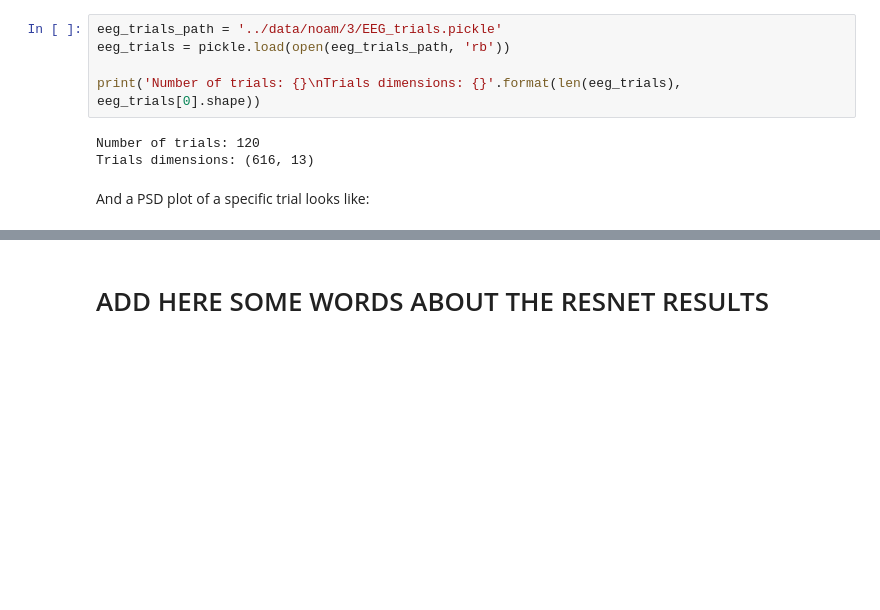
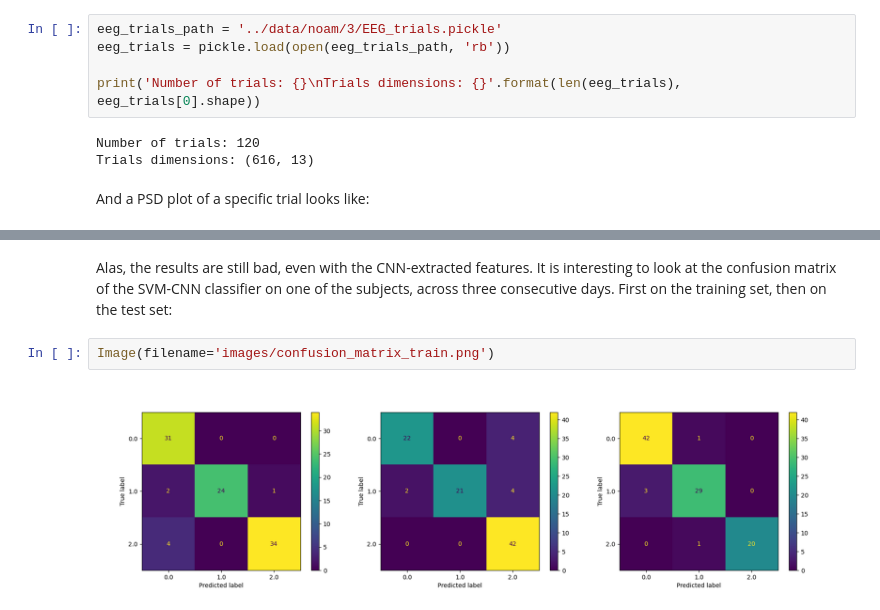
Before and after one commit to evyatarluv/bci4als, a Jupyter notebook: examples/Report.ipynb, the cells around one changed output, grey strips where cells are left out. Saved outputs shown, nothing was run; the diff lists cells and outputs as text; blank space fills up the shorter version.

```diff
--- a/examples/Report.ipynb
+++ b/examples/Report.ipynb
@@ -351,2 +379,9 @@ plt.show()
-# %% [markdown]
-# ADD HERE SOME WORDS ABOUT THE RESNET RESULTS
+# %% [markdown]
+Alas, the results are still bad, even with the CNN-extracted features.
+It is interesting to look at the confusion matrix of the SVM-CNN classifier on
+one of the subjects, across three consecutive days. First on the training set,
+then on the test set:
+# %%
+Image(filename='images/confusion_matrix_train.png')
+# %% [output]
+[figure, added]
```
Also changed, not shown: parts of 21 cells of this notebook, 8 other files.
